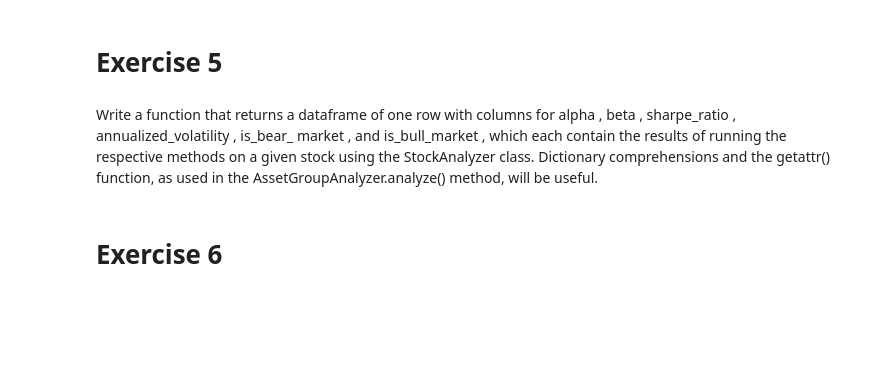
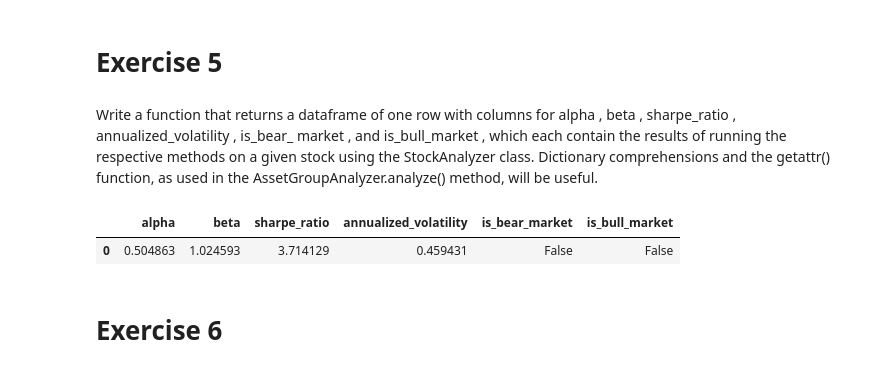
Before and after one commit to will-i-amv-books/Hands-On-Data-Analysis-with-Pandas-2nd-edition, a Jupyter notebook: ch_07/exercises.ipynb, the cells around one changed output. Drawn from its saved outputs; the diff is of its cells as text; code cells hidden in the pictures; blank space fills up the shorter version.

```diff
--- a/ch_07/exercises.ipynb
+++ b/ch_07/exercises.ipynb
@@ -185,6 +185,49 @@ market , and is_bull_market , which each contain the results of running
 the respective methods on a given stock using the StockAnalyzer class.
 Dictionary comprehensions and the getattr() function, as used in the
 AssetGroupAnalyzer.analyze() method, will be useful.
+# %%
+import pandas as pd
+from stock_analysis.stock_analyzer import StockAnalyzer
+
+
+def calc_financial_metrics(stock, index, r_f):
+    functionsAndKwargs = {
+        'alpha': {
+            'index': index,
+            'r_f': r_f
+        },
+        'beta': {
+            'index': index
+        },
+        'sharpe_ratio': {
+            'r_f': r_f
+        },
+        'annualized_volatility': {},
+        'is_bear_market': {},
+        'is_bull_market': {},
+    }
+
+    metrics = dict(
+        (
+            metric, # Keys
+            getattr(StockAnalyzer(stock), metric)(**kwargs) # Values
+        )
+        for metric, kwargs in functionsAndKwargs.items()
+    )
+    return pd.DataFrame(metrics, index=range(1))
+
+
+# Test the function
+
+fbMetrics = calc_financial_metrics(
+    stock=fb,
+    index=sp500,
+    r_f=reader.get_risk_free_rate_of_return()
+)
+fbMetrics
+# %% [output]
+|  | alpha | beta | sharpe_ratio | annualized_volatility | is_bear_market | is_bull_market |
+| 0 | 0.504863 | 1.024593 | 3.714129 | 0.459431 | False | False |
 # %% [markdown]
 # Exercise 6
 # %% [markdown]
```
